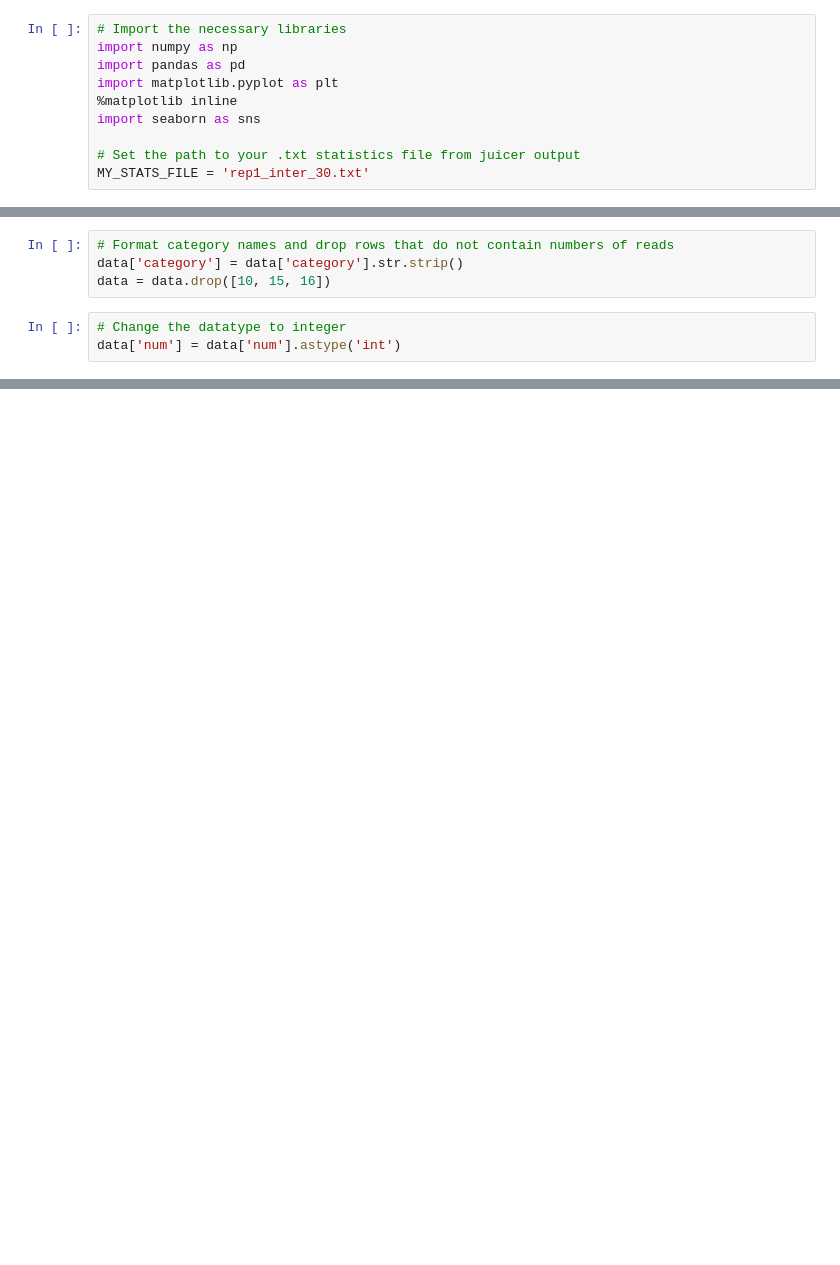
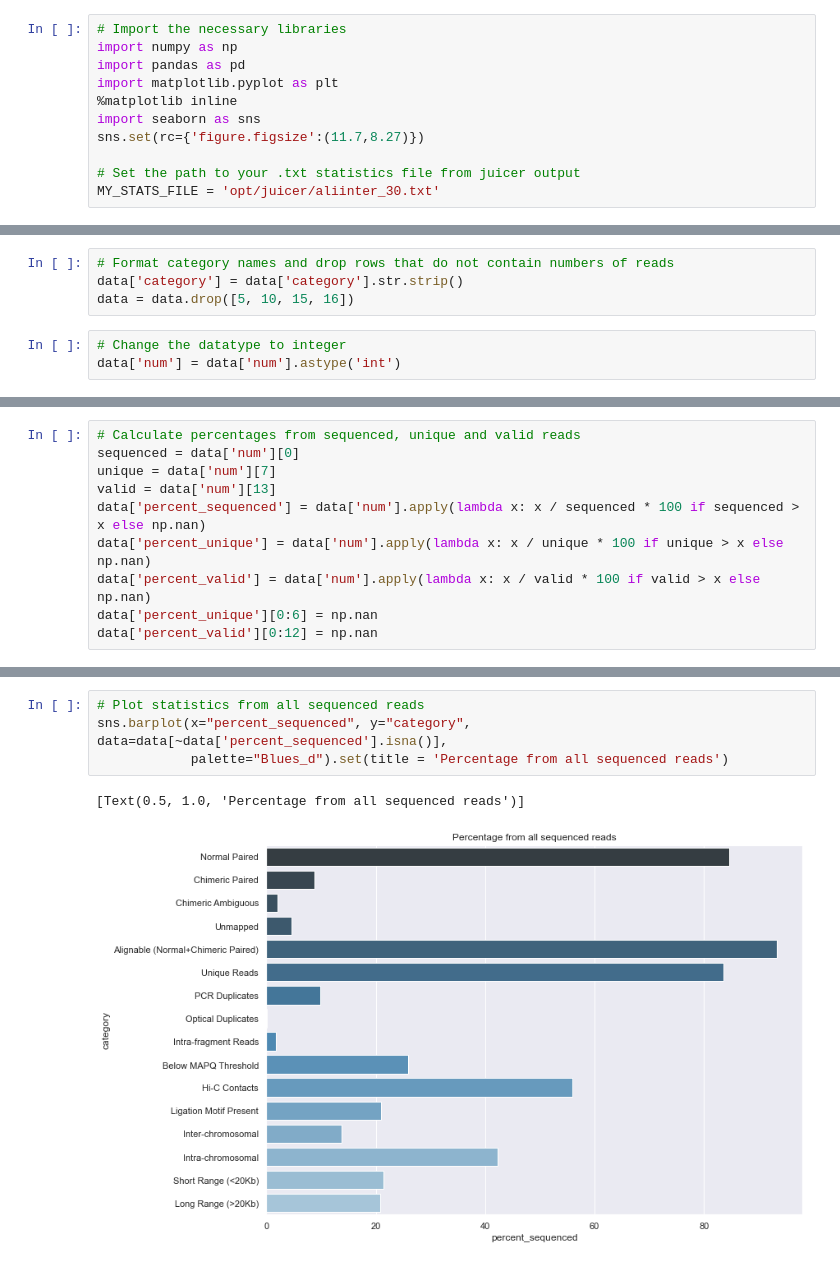
Before and after one commit to Lie-ne/Hi-C, a Jupyter notebook: juicer_stats_viz.ipynb, the cells around one changed output, grey strips where cells are left out. Cells and saved outputs as stored; diff of their text form; blank space fills up the shorter version.

Commit message:
Updated juicer statistics visualisation notebook

```diff
--- a/juicer_stats_viz.ipynb
+++ b/juicer_stats_viz.ipynb
@@ -5,8 +5,9 @@ import pandas as pd
 import matplotlib.pyplot as plt
 %matplotlib inline
 import seaborn as sns
+sns.set(rc={'figure.figsize':(11.7,8.27)})
 
 # Set the path to your .txt statistics file from juicer output
-MY_STATS_FILE = 'rep1_inter_30.txt'
+MY_STATS_FILE = 'opt/juicer/aliinter_30.txt'
 # %%
 data = pd.read_csv(MY_STATS_FILE, sep=":", header=0, names=['category', 'num'])
@@ -41,7 +41,7 @@ data['num'] = data['num'].str[0]
 # %%
 # Format category names and drop rows that do not contain numbers of reads
 data['category'] = data['category'].str.strip()
-data = data.drop([10, 15, 16])
+data = data.drop([5, 10, 15, 16])
 # %%
 # Change the datatype to integer
 data['num'] = data['num'].astype('int')
@@ -52,0 +48,10 @@ ax = sns.barplot(x="category", y="num", data=data.iloc[[0, 1, 6, 7, 12]],
+# %%
+# Calculate percentages from sequenced, unique and valid reads
+sequenced = data['num'][0]
+unique = data['num'][7]
+valid = data['num'][13]
+data['percent_sequenced'] = data['num'].apply(lambda x: x / sequenced * 100 if sequenced > x else np.nan)
+data['percent_unique'] = data['num'].apply(lambda x: x / unique * 100 if unique > x else np.nan)
+data['percent_valid'] = data['num'].apply(lambda x: x / valid * 100 if valid > x else np.nan)
+data['percent_unique'][0:6] = np.nan
+data['percent_valid'][0:12] = np.nan
@@ -52,0 +67,7 @@ ax = sns.barplot(x="category", y="num", data=data.iloc[[0, 1, 6, 7, 12]],
+# %%
+# Plot statistics from all sequenced reads
+sns.barplot(x="percent_sequenced", y="category", data=data[~data['percent_sequenced'].isna()],
+            palette="Blues_d").set(title = 'Percentage from all sequenced reads')
+# %% [output]
+[Text(0.5, 1.0, 'Percentage from all sequenced reads')]
+[figure, added]
```
Also changed, not shown: parts of 6 cells of this notebook.
